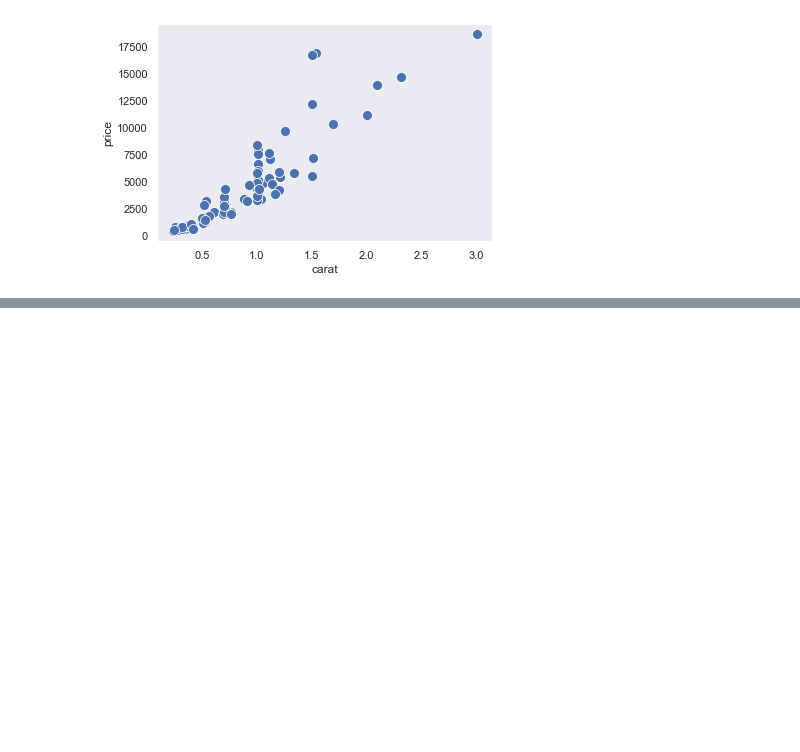
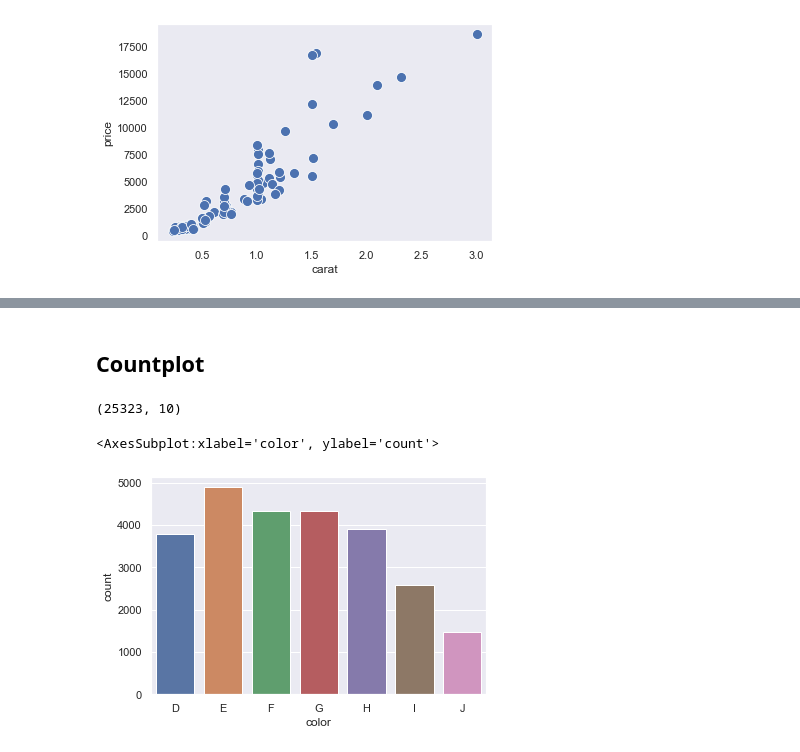
Before and after one commit to sinchan-s/everything_data_science, a Jupyter notebook: Seaborn tuts.ipynb, the cells around one changed output, grey strips where cells are left out. Cells and saved outputs as stored; diff of their text form; code cells hidden in the pictures; blank space fills up the shorter version.

Commit message:
Count

```diff
--- a/Seaborn tuts.ipynb
+++ b/Seaborn tuts.ipynb
@@ -1298,0 +1306,8 @@ sns.barplot(x='species', y='body_mass_g', data=penguins, ci=None,
+# %% [markdown]
+## Countplot
+# %%
+diamonds2 = diamonds[diamonds.clarity.isin(['SI1', 'VS2'])]
+# %%
+diamonds2.shape
+# %% [output]
+(25323, 10)
@@ -1298,0 +1316,5 @@ sns.barplot(x='species', y='body_mass_g', data=penguins, ci=None,
+# %%
+sns.countplot(data=diamonds2, x='color')
+# %% [output]
+<AxesSubplot:xlabel='color', ylabel='count'>
+[figure, added]
```
Also changed, not shown: parts of 142 cells of this notebook.
